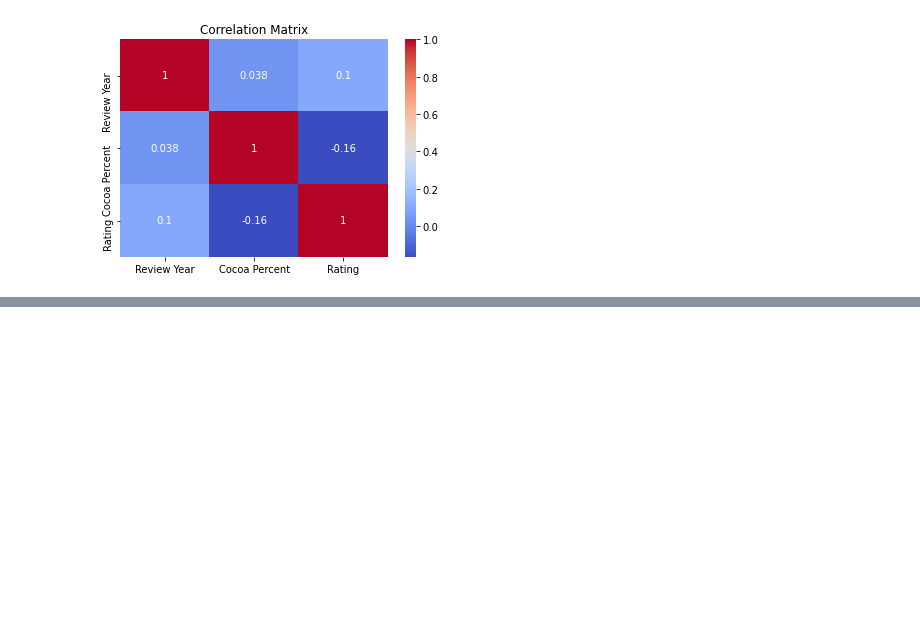
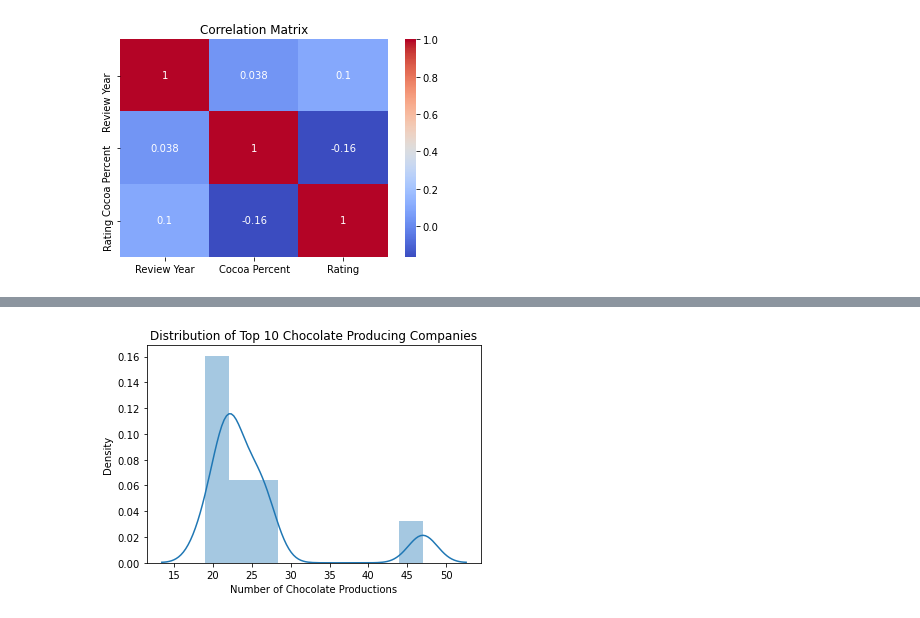
Before and after one commit to Jefest1/chocolate_analysis, a Jupyter notebook: chocolate.ipynb, the cells around one changed output, grey strips where cells are left out. Drawn from its saved outputs; the diff is of its cells as text; code cells hidden in the pictures; blank space fills up the shorter version.

```diff
--- a/chocolate.ipynb
+++ b/chocolate.ipynb
@@ -147,3 +147,8 @@ plt.title('Correlation Matrix')
 plt.show()
 # %% [output]
 [figure]
+# %%
+# top 10 chocolate producing companies
+#add a distribution chart
+Companies = cocoa_df['Company Name'].value_counts().head(10)
+Companies
@@ -149,0 +167,12 @@ plt.show()
+# %%
+sns.distplot(Companies.values)
+
+# Set the title and labels for the plot
+plt.title("Distribution of Top 10 Chocolate Producing Companies")
+plt.xlabel("Number of Chocolate Productions")
+plt.ylabel("Density")
+
+# Show the plot
+plt.show()
+# %% [output]
+[figure, added]
```
Also changed, not shown: parts of 1 cell of this notebook.
